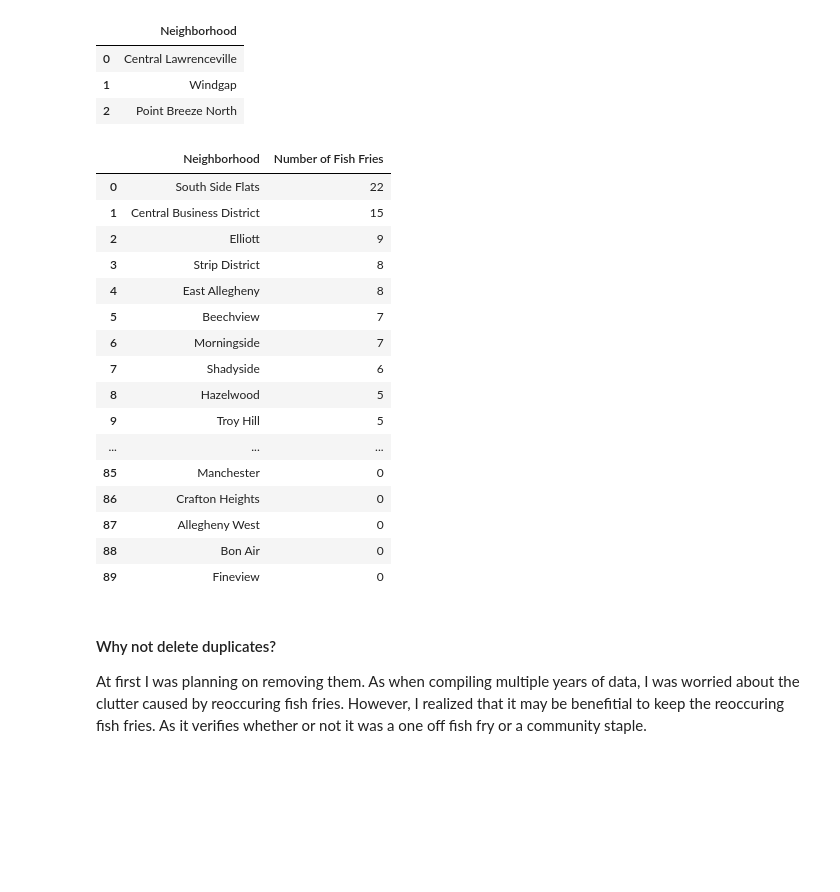
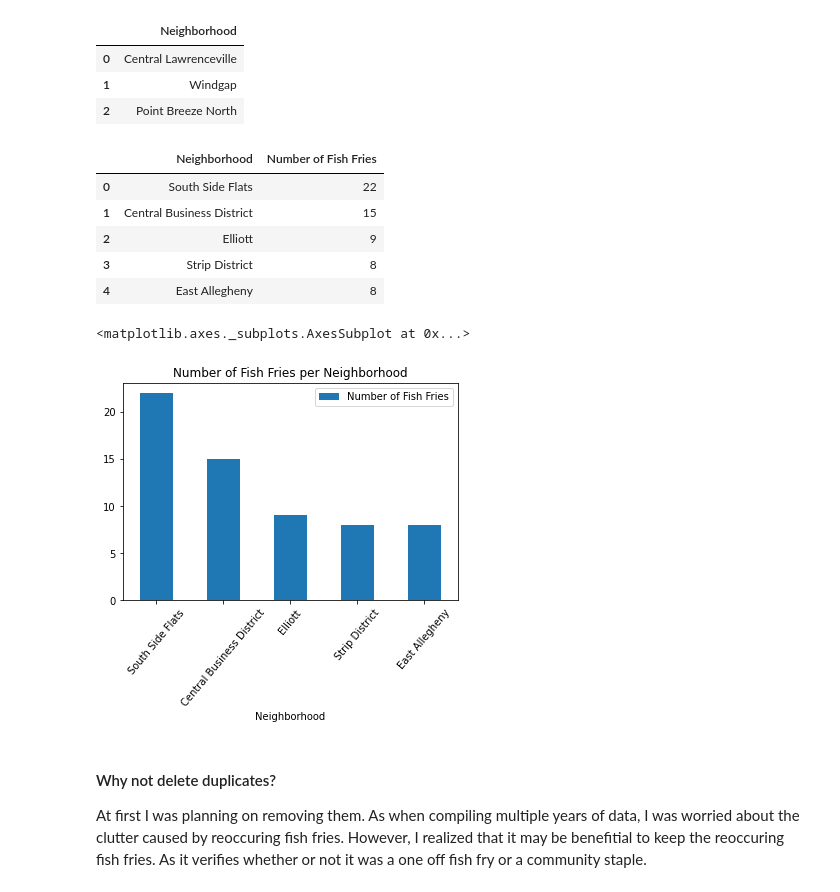
Before and after one commit to andrewnoonan2004/Final-project, a Jupyter notebook: Individual-Notebooks/finalProjectHaiden.ipynb, the cells around one changed output. Cells and saved outputs as stored; diff of their text form; code cells hidden in the pictures; blank space fills up the shorter version.

```diff
--- a/Individual-Notebooks/finalProjectHaiden.ipynb
+++ b/Individual-Notebooks/finalProjectHaiden.ipynb
@@ -60,45 +60,40 @@ finalFishFryData.head(3)
 # Counting fish fries through a new list of all the neighborhoods is Pittsburgh.
 listOfHoods = pd.read_csv("https://data.wprdc.org/datastore/dump/668d7238-cfd2-492e-b397-51a6e74182ff")
 listOfHoods = listOfHoods[['hood']]
 neighborhoodFishFrys = pd.DataFrame(columns=["Neighborhood", "Number of Fish Fries"])
 
 for index, row in listOfHoods.iterrows():
     hood = row["hood"]
     count = 0
     for index2, row2 in finalFishFryData.iterrows():
         if hood == row2["Neighborhood"]:
             count = count + 1
     neighborhoodFishFrys = pd.concat([neighborhoodFishFrys, pd.DataFrame([{'Neighborhood':hood, 'Number of Fish Fries':count}])])
 
 # Sorting values and reindexing for display purposes.
 neighborhoodFishFrys = neighborhoodFishFrys.sort_values(by=['Number of Fish Fries'], ascending=False).reset_index(drop=True)
 
 # Adjusting pandas display settings.
 pd.set_option('display.max_rows', None)
 pd.set_option('display.max_columns', None)
 pd.set_option('display.width', None)
 pd.set_option('display.max_colwidth', None)
 
 # Displaying our final chart!
-display(neighborhoodFishFrys)
+topFishData = neighborhoodFishFrys.head(5)
+neighborhoodFishFrys.head(5)
 # %% [output]
 |  | Neighborhood | Number of Fish Fries |
 | 0 | South Side Flats | 22 |
 | 1 | Central Business District | 15 |
 | 2 | Elliott | 9 |
 | 3 | Strip District | 8 |
 | 4 | East Allegheny | 8 |
-| 5 | Beechview | 7 |
-| 6 | Morningside | 7 |
-| 7 | Shadyside | 6 |
-| 8 | Hazelwood | 5 |
-| 9 | Troy Hill | 5 |
-| ... | ... | ... |
-| 85 | Manchester | 0 |
-| 86 | Crafton Heights | 0 |
-| 87 | Allegheny West | 0 |
-| 88 | Bon Air | 0 |
-| 89 | Fineview | 0 |
+# %%
+topFishData.plot.bar(x="Neighborhood", y="Number of Fish Fries", title="Number of Fish Fries per Neighborhood", rot="50")
+# %% [output]
+<matplotlib.axes._subplots.AxesSubplot at 0x...>
+[figure, added]
 # %% [markdown]
 #### Why not delete duplicates?
 
```
Also changed, not shown: parts of 1 cell of this notebook, 3 other files.
